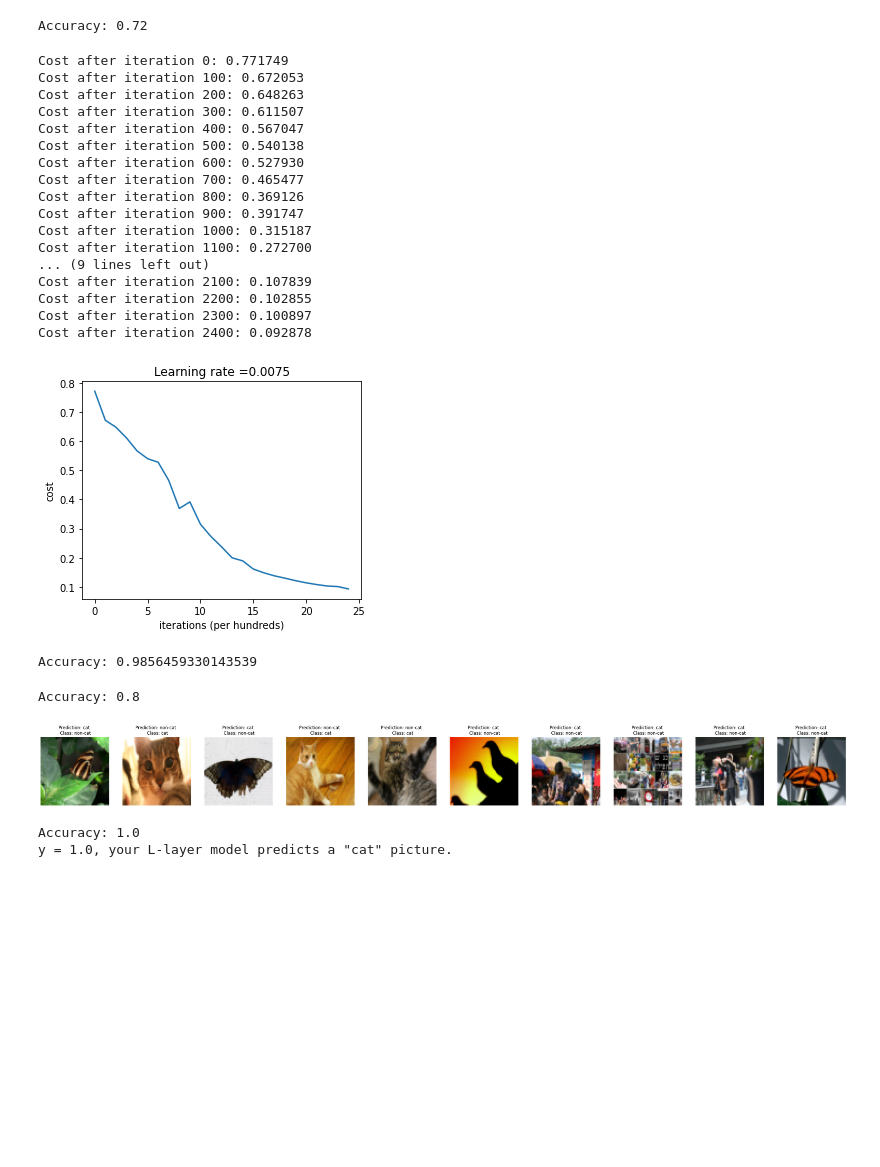
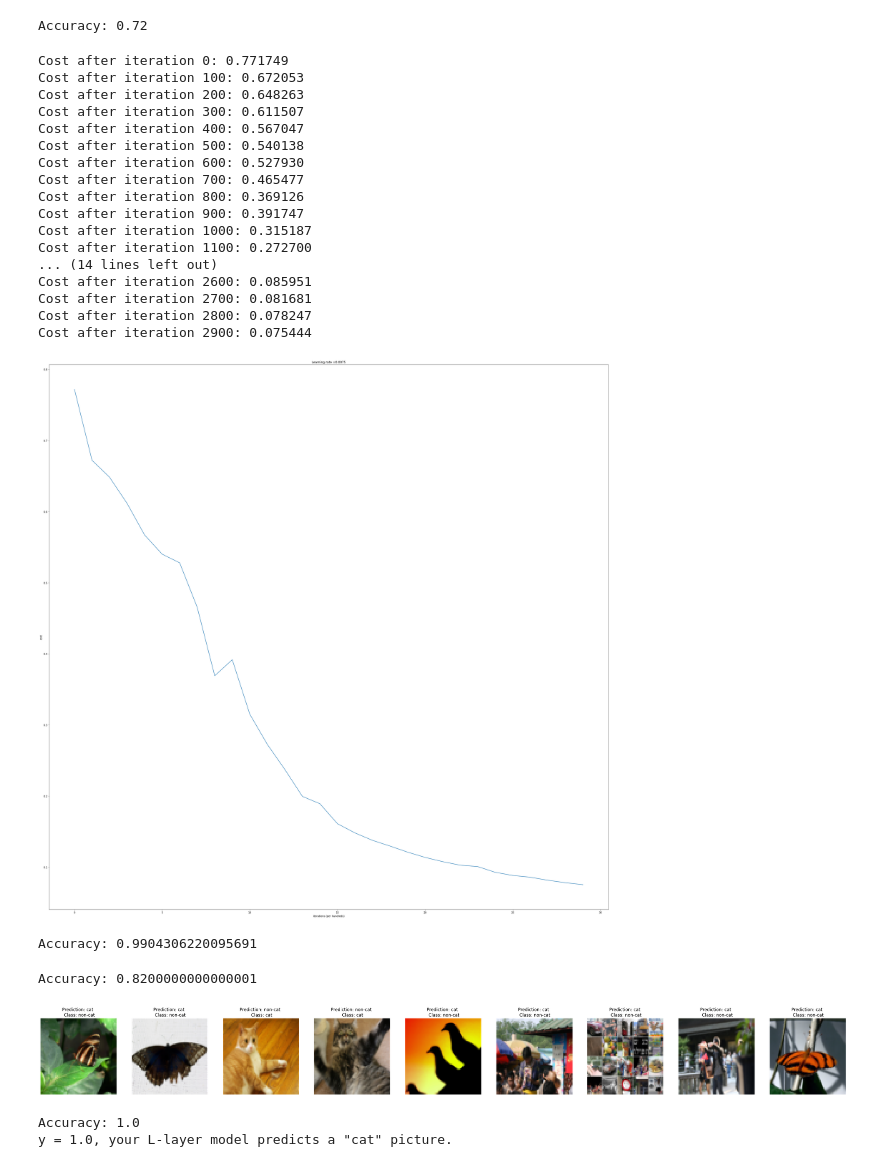
Before and after one commit to Alyssonmach/deploy-to-heroku-app, a Jupyter notebook: model-building.ipynb, the cells around one changed output. Saved outputs shown, nothing was run; the diff lists cells and outputs as text; code cells hidden in the pictures; blank space fills up the shorter version.

```diff
--- a/model-building.ipynb
+++ b/model-building.ipynb
@@ -259,38 +259,38 @@ def L_layer_model(X, Y, layers_dims, learning_rate = 0.0075, num_iterations = 30
 
     return parameters
 # %%
-parameters = L_layer_model(train_x, train_y, layers_dims, num_iterations = 2500, print_cost = True)
+parameters = L_layer_model(train_x, train_y, layers_dims, num_iterations = 3000, print_cost = True)
 # %% [output]
 Cost after iteration 0: 0.771749
 Cost after iteration 100: 0.672053
 Cost after iteration 200: 0.648263
 Cost after iteration 300: 0.611507
 Cost after iteration 400: 0.567047
 Cost after iteration 500: 0.540138
 Cost after iteration 600: 0.527930
 Cost after iteration 700: 0.465477
 Cost after iteration 800: 0.369126
 Cost after iteration 900: 0.391747
 Cost after iteration 1000: 0.315187
 Cost after iteration 1100: 0.272700
-... (9 lines left out)
-Cost after iteration 2100: 0.107839
-Cost after iteration 2200: 0.102855
-Cost after iteration 2300: 0.100897
-Cost after iteration 2400: 0.092878
+... (14 lines left out)
+Cost after iteration 2600: 0.085951
+Cost after iteration 2700: 0.081681
+Cost after iteration 2800: 0.078247
+Cost after iteration 2900: 0.075444
-[figure, old version]
+[figure, new version]
 # %%
 pred_train = predict(train_x, train_y, parameters)
 # %% [output]
-Accuracy: 0.9856459330143539
+Accuracy: 0.9904306220095691
 # %%
 pred_test = predict(test_x, test_y, parameters)
 # %% [output]
-Accuracy: 0.8
+Accuracy: 0.8200000000000001
 # %%
 print_mislabeled_images(classes, test_x, test_y, pred_test)
 # %% [output]
-[figure, old version]
+[figure, new version]
 # %%
 my_image = "my_image.jpg" # change this to the name of your image file
 my_label_y = [1] # the true class of your image (1 -> cat, 0 -> non-cat)
```
